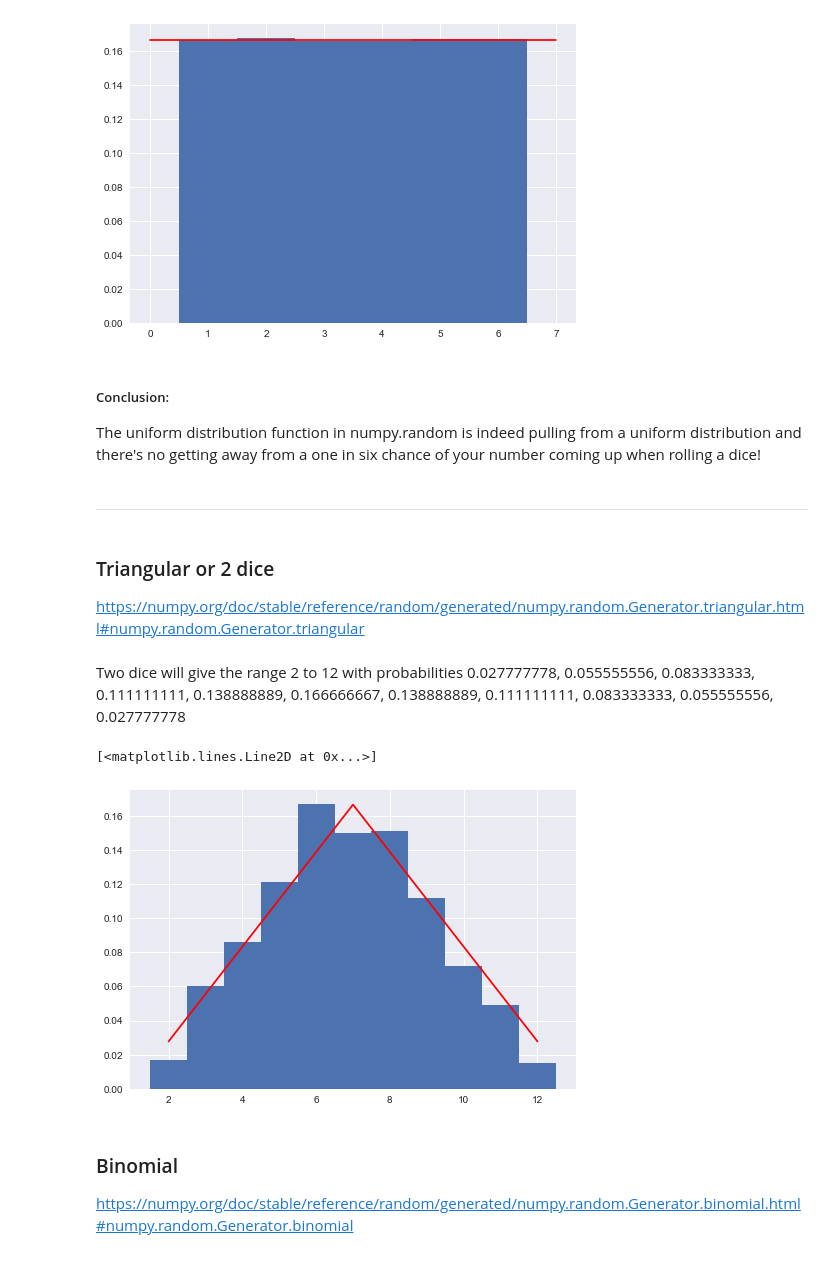
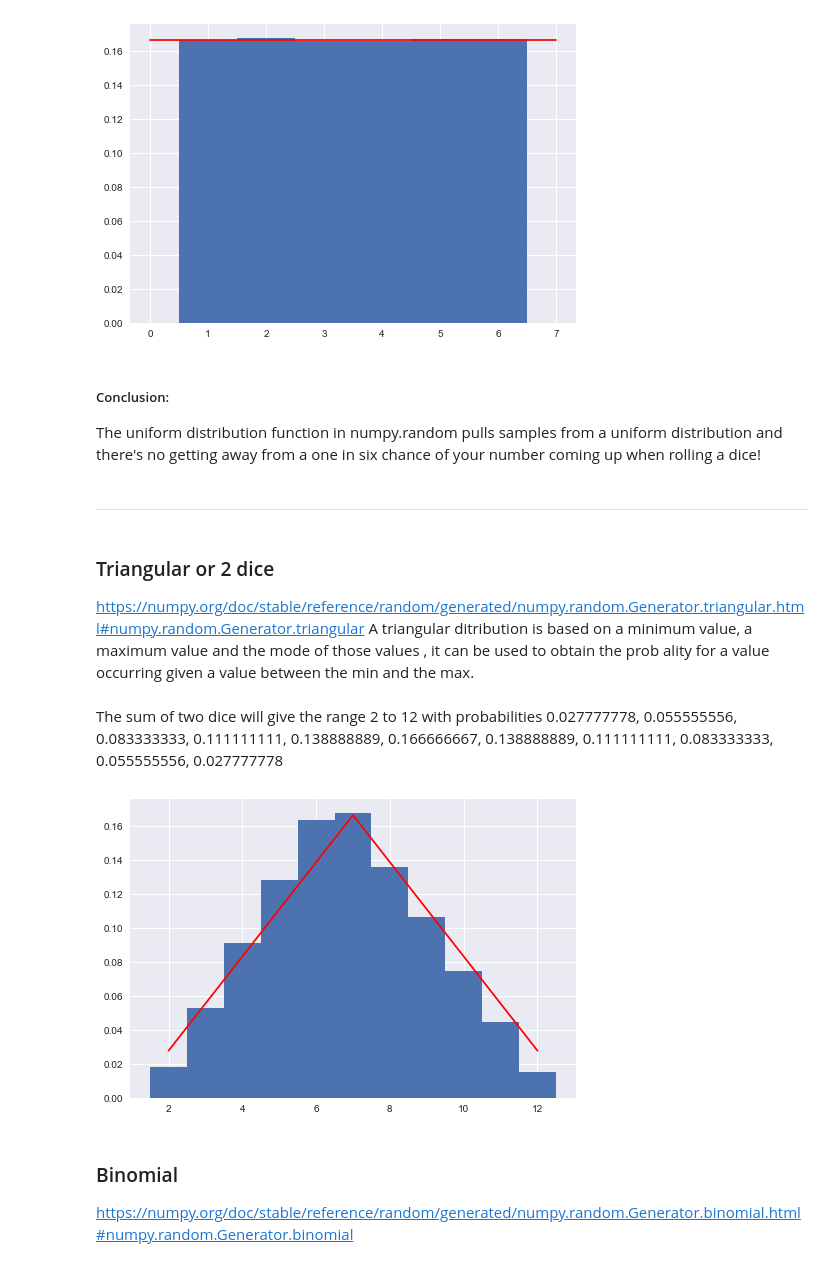
Before and after one commit to MarkJParry/PDA-Numpy, a Jupyter notebook: numpy-random.ipynb, the cells around one changed output. Cells and saved outputs as stored; diff of their text form; code cells hidden in the pictures.

```diff
--- a/numpy-random.ipynb
+++ b/numpy-random.ipynb
@@ -50,7 +49,7 @@ freshDeck = deck.copy()
 #print(len(deck))
 # %%
 # Plot size.
-plt.rcParams["figure.figsize"] = (10, 6)
+plt.rcParams["figure.figsize"] = (20, 8)
 
 # Pyplot style.
 plt.style.use('seaborn')
@@ -329,25 +349,26 @@ plt.show()
 [figure]
 # %% [markdown]
 ##### Conclusion:
-The uniform distribution function in numpy.random is indeed pulling from a uniform distribution and there's no getting away from a one in six chance of your number coming up when rolling a dice!
+The uniform distribution function in numpy.random pulls samples from a uniform distribution and there's no getting away from a one in six chance of your number coming up when rolling a dice!
 # %% [markdown]
 ***
 # %% [markdown]
 ### Triangular or 2 dice
 https://numpy.org/doc/stable/reference/random/generated/numpy.random.Generator.triangular.html#numpy.random.Generator.triangular
+A triangular ditribution is based on a minimum value, a maximum value and the mode of those values , it can be used to obtain the prob ality for a value occurring given a value between the min and the max.
 # %% [markdown]
-Two dice will give the range 2 to 12
+The sum of two dice will give the range 2 to 12
 with probabilities 0.027777778, 0.055555556, 0.083333333, 0.111111111, 0.138888889, 0.166666667, 0.138888889, 0.111111111, 0.083333333, 0.055555556, 0.027777778
 # %%
 values = [2,3,4,5,6,7,8,9,10,11,12]
 probs = [0.027777778,0.055555556,0.083333333,0.111111111,0.138888889,0.166666667,0.138888889,0.111111111,0.083333333,0.055555556,0.027777778]
 # %%
-twoDice = rng.triangular(2,7,13,no_rolls)
+twoDice = rng.triangular(2,7,13,no_rolls*100)
 plt.hist(twoDice,bins=[2,3,4,5,6,7,8,9,10,11,12,13],density=True,align='left')
 plt.plot(values,probs,color="r")
+plt.show()
 # %% [output]
-[<matplotlib.lines.Line2D at 0x...>]
-[figure, old version]
+[figure, new version]
 # %% [markdown]
 ### Binomial
 https://numpy.org/doc/stable/reference/random/generated/numpy.random.Generator.binomial.html#numpy.random.Generator.binomial
```
Also changed, not shown: parts of 29 cells of this notebook.
